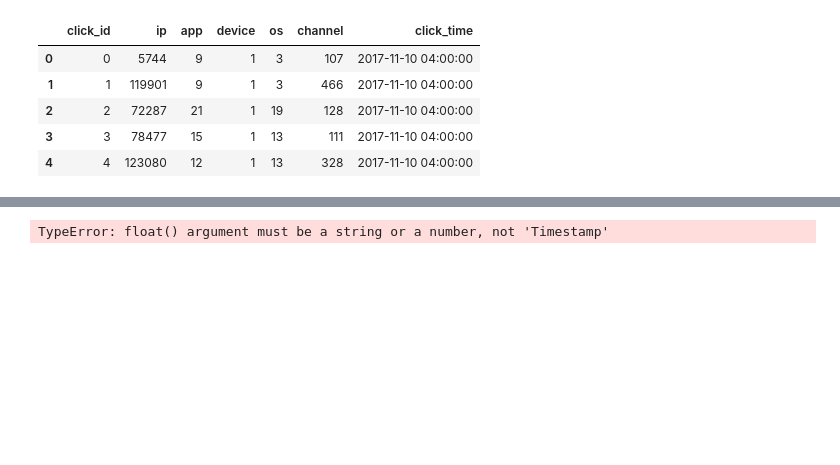
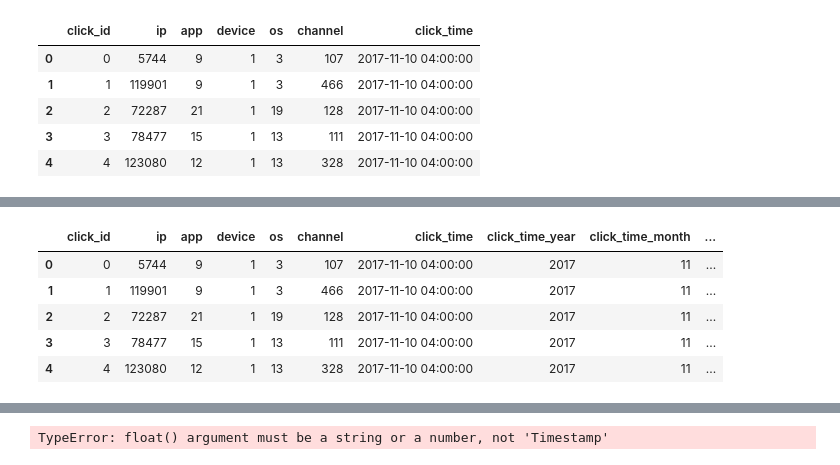
Before and after one commit to GregHilston/kaggle-talking-data-ad-tracking-fraud-detection-challenge, a Jupyter notebook: grehg.ipynb, the cells around one changed output, grey strips where cells are left out. Cells and saved outputs as stored; diff of their text form; code cells hidden in the pictures; blank space fills up the shorter version.

Commit message:
Adding processing on test data

```diff
--- a/grehg.ipynb
+++ b/grehg.ipynb
@@ -834,0 +854,9 @@ test['click_time'] = pd.to_datetime(test['click_time'])
+# %%
+test.head()
+# %% [output]
+|  | click_id | ip | app | device | os | channel | click_time | click_time_year | click_time_month | ... |
+| 0 | 0 | 5744 | 9 | 1 | 3 | 107 | 2017-11-10 04:00:00 | 2017 | 11 | ... |
+| 1 | 1 | 119901 | 9 | 1 | 3 | 466 | 2017-11-10 04:00:00 | 2017 | 11 | ... |
+| 2 | 2 | 72287 | 21 | 1 | 19 | 128 | 2017-11-10 04:00:00 | 2017 | 11 | ... |
+| 3 | 3 | 78477 | 15 | 1 | 13 | 111 | 2017-11-10 04:00:00 | 2017 | 11 | ... |
+| 4 | 4 | 123080 | 12 | 1 | 13 | 328 | 2017-11-10 04:00:00 | 2017 | 11 | ... |
```
Also changed, not shown: parts of 12 cells of this notebook.
